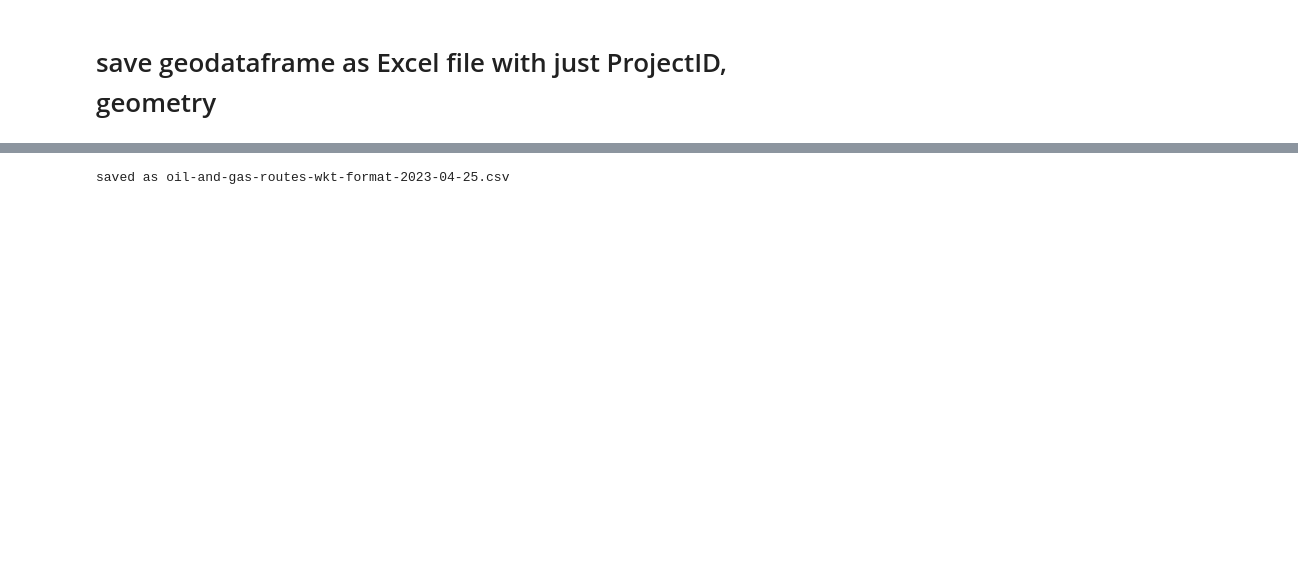
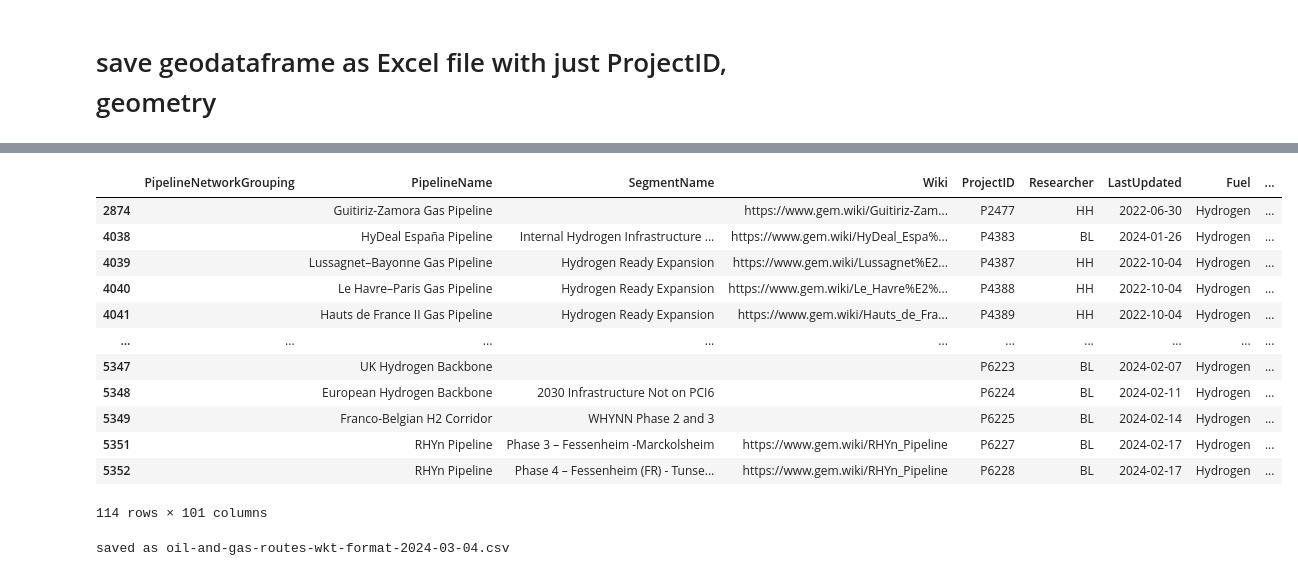
Before and after one commit to GlobalEnergyMonitor/GOIT-GGIT-qc, a Jupyter notebook: notebooks/create-wkt-routes-Excel-file-INTERNAL.ipynb, the cells around one changed output, grey strips where cells are left out. Cells and saved outputs as stored; diff of their text form; code cells hidden in the pictures; blank space fills up the shorter version.

```diff
--- a/notebooks/create-wkt-routes-Excel-file-INTERNAL.ipynb
+++ b/notebooks/create-wkt-routes-Excel-file-INTERNAL.ipynb
@@ -176,7 +226,23 @@ saved as oil-and-gas-routes-wkt-format-2023-04-25.xlsx
+# %%
+pipes_gdf.loc[pipes_gdf.Fuel=='Hydrogen']
+# %% [output]
+|  | PipelineNetworkGrouping | PipelineName | SegmentName | Wiki | ProjectID | Researcher | LastUpdated | Fuel | ... |
+| 2874 |  | Guitiriz-Zamora Gas Pipeline |  | https://www.gem.wiki/Guitiriz-Zam... | P2477 | HH | 2022-06-30 | Hydrogen | ... |
+| 4038 |  | HyDeal España Pipeline | Internal Hydrogen Infrastructure ... | https://www.gem.wiki/HyDeal_Espa%... | P4383 | BL | 2024-01-26 | Hydrogen | ... |
+| 4039 |  | Lussagnet–Bayonne Gas Pipeline | Hydrogen Ready Expansion | https://www.gem.wiki/Lussagnet%E2... | P4387 | HH | 2022-10-04 | Hydrogen | ... |
+| 4040 |  | Le Havre–Paris Gas Pipeline | Hydrogen Ready Expansion | https://www.gem.wiki/Le_Havre%E2%... | P4388 | HH | 2022-10-04 | Hydrogen | ... |
+| 4041 |  | Hauts de France II Gas Pipeline | Hydrogen Ready Expansion | https://www.gem.wiki/Hauts_de_Fra... | P4389 | HH | 2022-10-04 | Hydrogen | ... |
+| ... | ... | ... | ... | ... | ... | ... | ... | ... | ... |
+| 5347 |  | UK Hydrogen Backbone |  |  | P6223 | BL | 2024-02-07 | Hydrogen | ... |
+| 5348 |  | European Hydrogen Backbone | 2030 Infrastructure Not on PCI6 |  | P6224 | BL | 2024-02-11 | Hydrogen | ... |
+| 5349 |  | Franco-Belgian H2 Corridor | WHYNN Phase 2 and 3 |  | P6225 | BL | 2024-02-14 | Hydrogen | ... |
+| 5351 |  | RHYn Pipeline | Phase 3 – Fessenheim -Marckolsheim | https://www.gem.wiki/RHYn_Pipeline | P6227 | BL | 2024-02-17 | Hydrogen | ... |
+| 5352 |  | RHYn Pipeline | Phase 4 – Fessenheim (FR) - Tunse... | https://www.gem.wiki/RHYn_Pipeline | P6228 | BL | 2024-02-17 | Hydrogen | ... |
+114 rows × 101 columns
 # %%
 now_string = datetime.datetime.now().strftime('%Y-%m-%d')
 filename = fuel_type+'-routes-wkt-format-'+now_string+'.csv'
-pipes_wkt_gdf[['ProjectID','geometry']].to_csv(filename, index=False)
+pipes_gdf_culled[['ProjectID','geometry']].to_csv(filename, index=False)
 print('saved as', filename)
 # %% [output]
-saved as oil-and-gas-routes-wkt-format-2023-04-25.csv
+saved as oil-and-gas-routes-wkt-format-2024-03-04.csv
```
Also changed, not shown: parts of 17 cells of this notebook, 36 other files.
